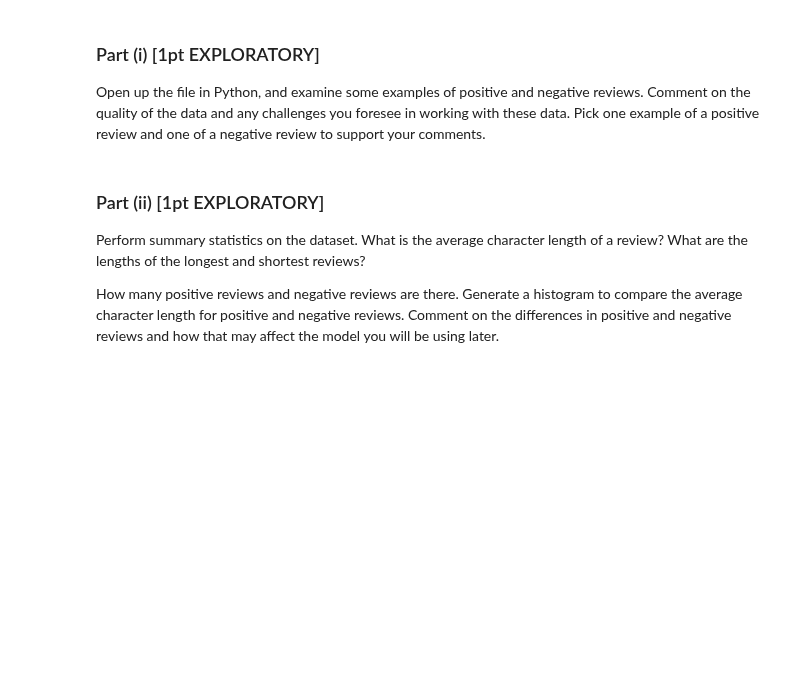
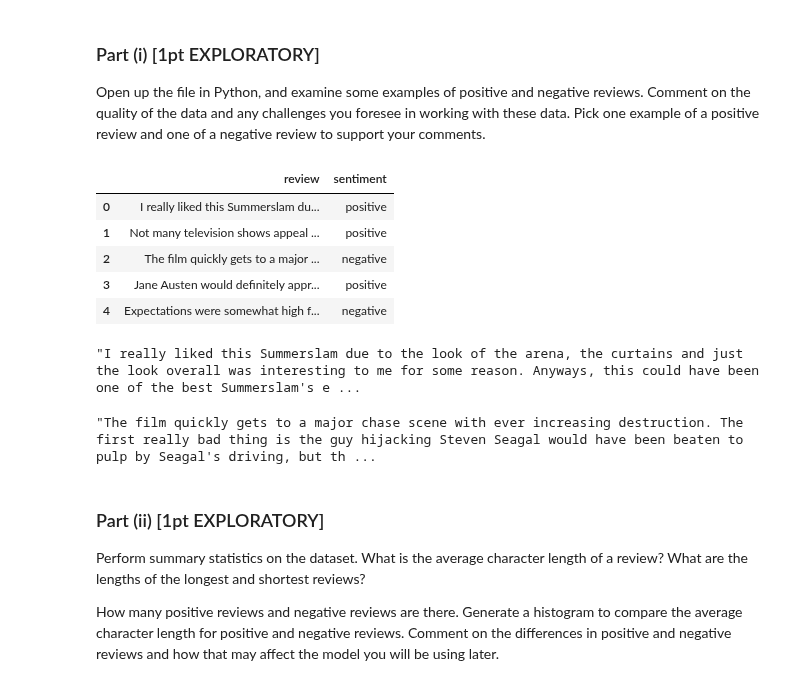
Before and after one commit to Fulankeee/MIE1517-Project-4, a Jupyter notebook: A4.ipynb, the cells around one changed output. Cells and saved outputs as stored; diff of their text form; code cells hidden in the pictures; blank space fills up the shorter version.

```diff
--- a/A4.ipynb
+++ b/A4.ipynb
@@ -160,3 +160,11 @@ X = df['review'].values
 y = df['sentiment'].values
 # %%
 # TO BE COMPLETED
+df.head()
+# %% [output]
+|  | review | sentiment |
+| 0 | I really liked this Summerslam du... | positive |
+| 1 | Not many television shows appeal ... | positive |
+| 2 | The film quickly gets to a major ... | negative |
+| 3 | Jane Austen would definitely appr... | positive |
+| 4 | Expectations were somewhat high f... | negative |
@@ -172,0 +174,8 @@ PROVIDE YOUR ANSWER BELOW
+# %%
+positive_review.iloc[0]['review']
+# %% [output]
+"I really liked this Summerslam due to the look of the arena, the curtains and just the look overall was interesting to me for some reason. Anyways, this could have been one of the best Summerslam's e ...
+# %%
+negative_review.iloc[0]['review']
+# %% [output]
+"The film quickly gets to a major chase scene with ever increasing destruction. The first really bad thing is the guy hijacking Steven Seagal would have been beaten to pulp by Seagal's driving, but th ...
```
Also changed, not shown: parts of 8 cells of this notebook.
